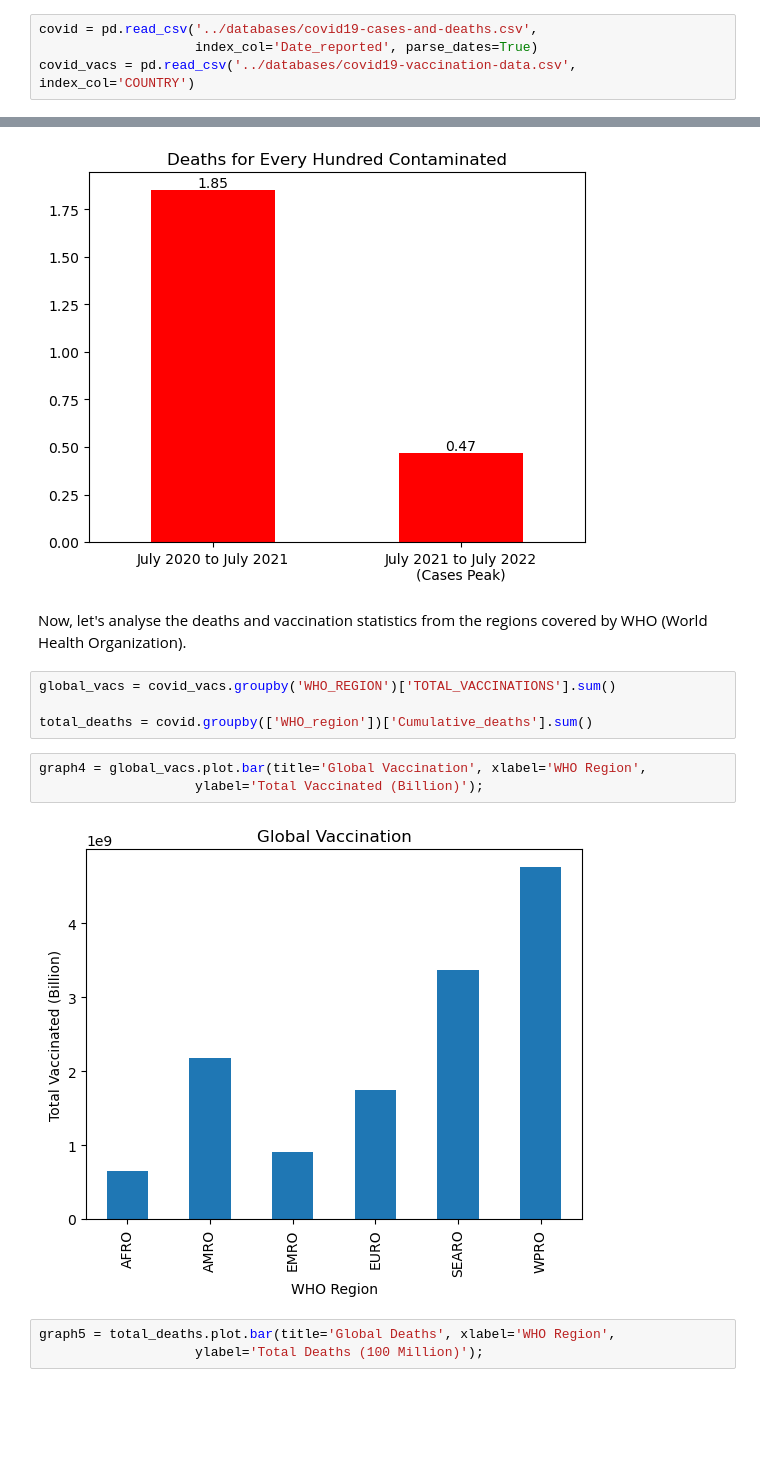
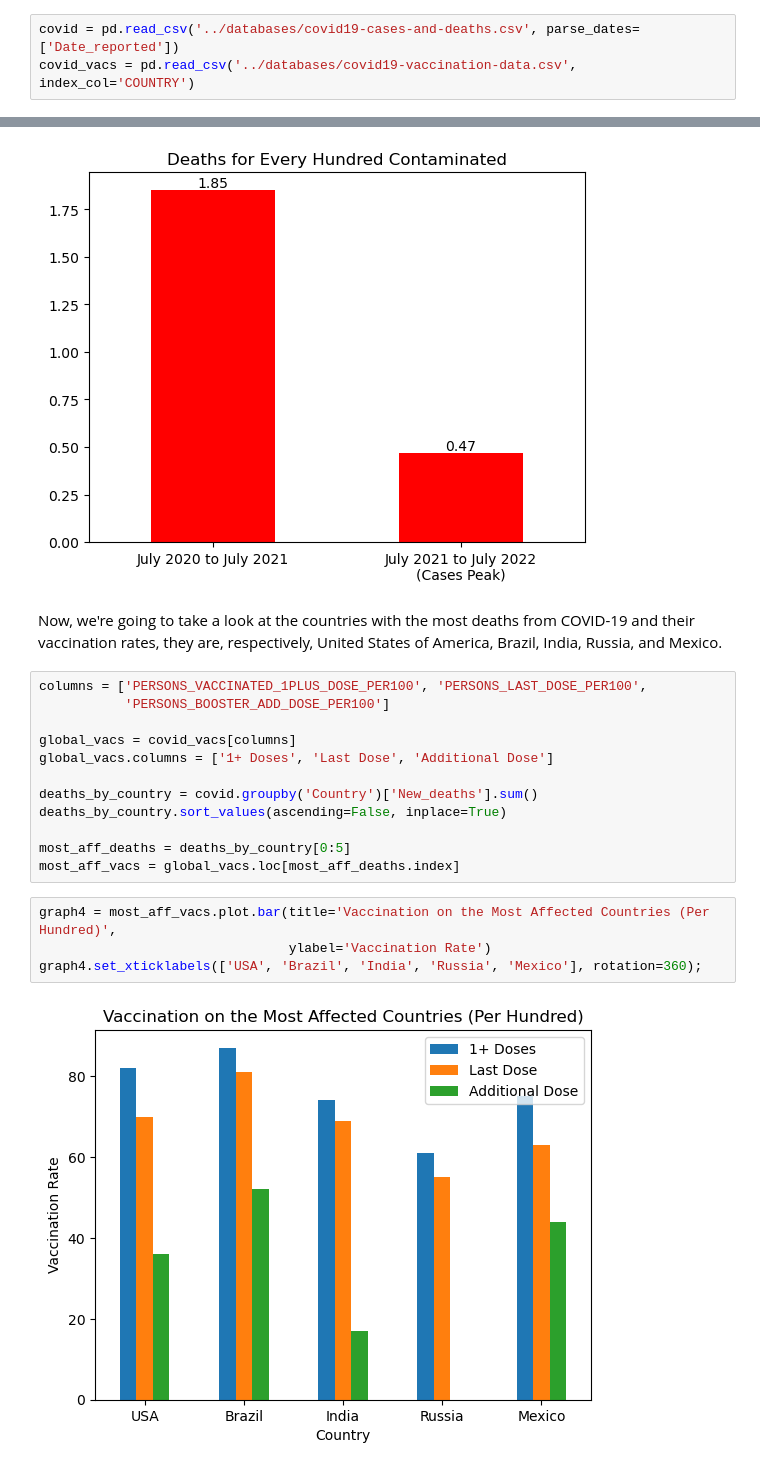
Before and after one commit to VictorioMaculan/pro-vaccine-statistics, a Jupyter notebook: Articles/english.ipynb, the cells around one changed output, grey strips where cells are left out. Cells and saved outputs as stored; diff of their text form; blank space fills up the shorter version.

```diff
--- a/Articles/english.ipynb
+++ b/Articles/english.ipynb
@@ -10,8 +10,7 @@ import pandas as pd
 import numpy as np
 from matplotlib import pyplot as plt
 # %%
-covid = pd.read_csv('../databases/covid19-cases-and-deaths.csv',
-                    index_col='Date_reported', parse_dates=True)
+covid = pd.read_csv('../databases/covid19-cases-and-deaths.csv', parse_dates=['Date_reported'])
 covid_vacs = pd.read_csv('../databases/covid19-vaccination-data.csv', index_col='COUNTRY')
 # %% [markdown]
 I think it's fair to start with the most recent pandemic: [COVID-19's 2019 Pandemic](https://en.wikipedia.org/wiki/COVID-19_pandemic).
@@ -69,16 +68,22 @@ plt.bar_label(graph3.containers[0], peaks_pct.round(2));
 # %% [output]
 [figure]
 # %% [markdown]
-Now, let's analyse the deaths and vaccination statistics from the regions covered by WHO (World Health Organization).
+Now, we're going to take a look at the countries with the most deaths from COVID-19 and their vaccination rates, they are, respectively, United States of America, Brazil, India, Russia, and Mexico.
-# %%
-global_vacs = covid_vacs.groupby('WHO_REGION')['TOTAL_VACCINATIONS'].sum()
-
-total_deaths = covid.groupby(['WHO_region'])['Cumulative_deaths'].sum()
-# %%
-graph4 = global_vacs.plot.bar(title='Global Vaccination', xlabel='WHO Region',
-                    ylabel='Total Vaccinated (Billion)');
-# %% [output]
-[figure, removed]
-# %%
-graph5 = total_deaths.plot.bar(title='Global Deaths', xlabel='WHO Region',
-                    ylabel='Total Deaths (100 Million)');
+# %%
+columns = ['PERSONS_VACCINATED_1PLUS_DOSE_PER100', 'PERSONS_LAST_DOSE_PER100',
+           'PERSONS_BOOSTER_ADD_DOSE_PER100']
+
+global_vacs = covid_vacs[columns]
+global_vacs.columns = ['1+ Doses', 'Last Dose', 'Additional Dose']
+
+deaths_by_country = covid.groupby('Country')['New_deaths'].sum()
+deaths_by_country.sort_values(ascending=False, inplace=True)
+
+most_aff_deaths = deaths_by_country[0:5]
+most_aff_vacs = global_vacs.loc[most_aff_deaths.index]
+# %%
+graph4 = most_aff_vacs.plot.bar(title='Vaccination on the Most Affected Countries (Per Hundred)',
+                                ylabel='Vaccination Rate')
+graph4.set_xticklabels(['USA', 'Brazil', 'India', 'Russia', 'Mexico'], rotation=360);
+# %% [output]
+[figure, added]
```
Also changed, not shown: parts of 3 cells of this notebook.
